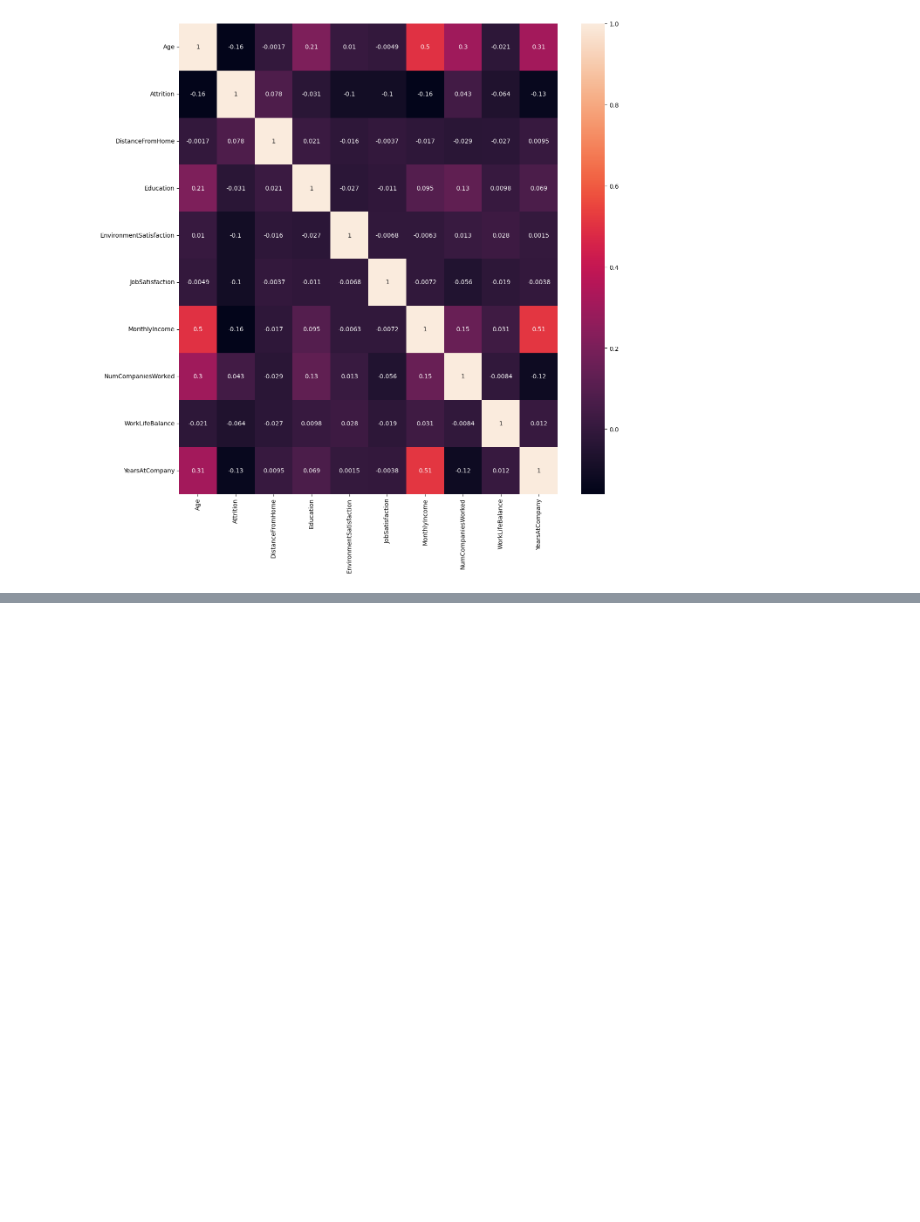
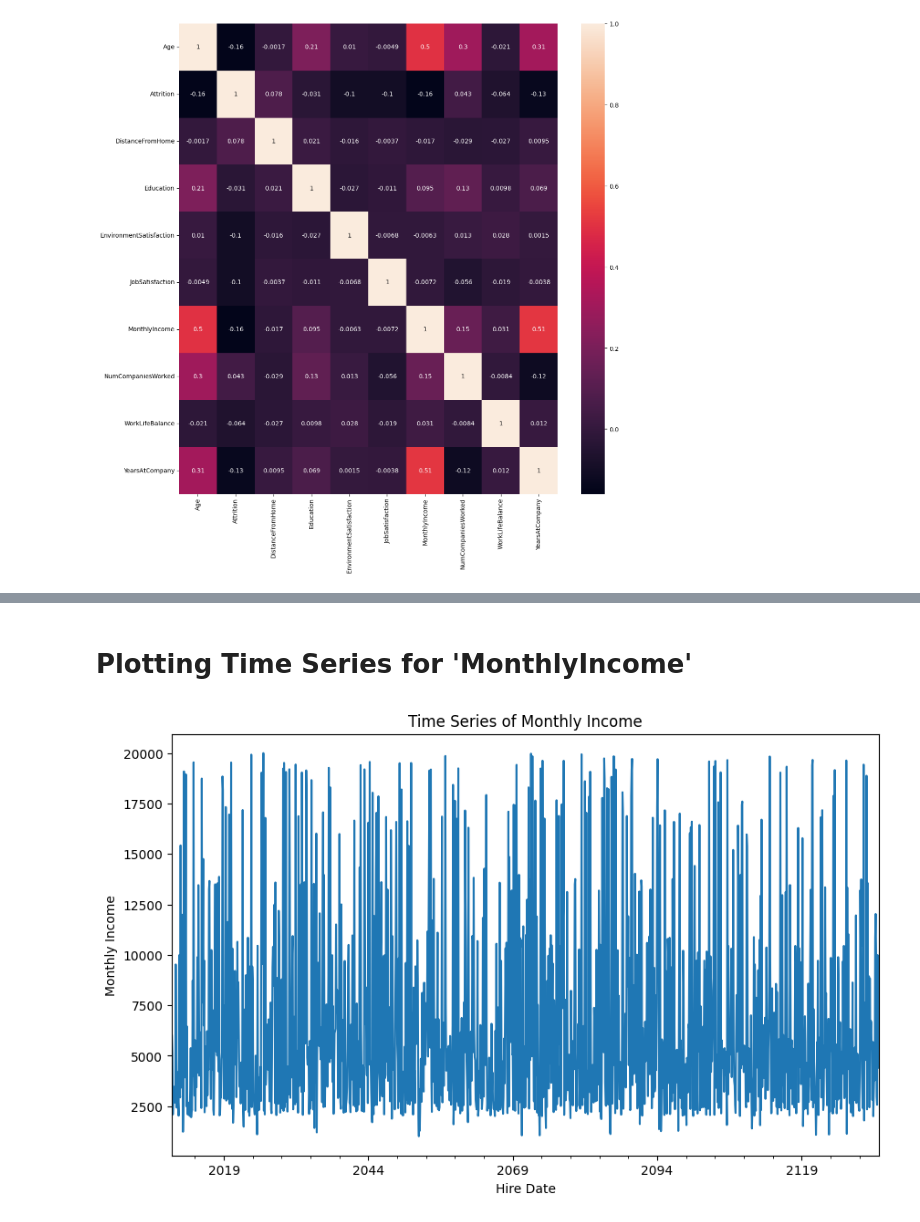
Before and after one commit to PrakulSmarty/EDA_Theory_03, a Jupyter notebook: Module3_21BDS0003.ipynb, the cells around one changed output, grey strips where cells are left out. Drawn from its saved outputs; the diff is of its cells as text; code cells hidden in the pictures; blank space fills up the shorter version.

```diff
--- a/Module3_21BDS0003.ipynb
+++ b/Module3_21BDS0003.ipynb
@@ -425,0 +501,11 @@ plt.show()
+# %% [markdown]
+# Plotting Time Series for 'MonthlyIncome'
+# %%
+plt.figure(figsize=(10, 6))
+attr['MonthlyIncome'].plot()
+plt.title('Time Series of Monthly Income')
+plt.xlabel('Hire Date')
+plt.ylabel('Monthly Income')
+plt.show()
+# %% [output]
+[figure, added]
```
Also changed, not shown: parts of 15 cells of this notebook.
